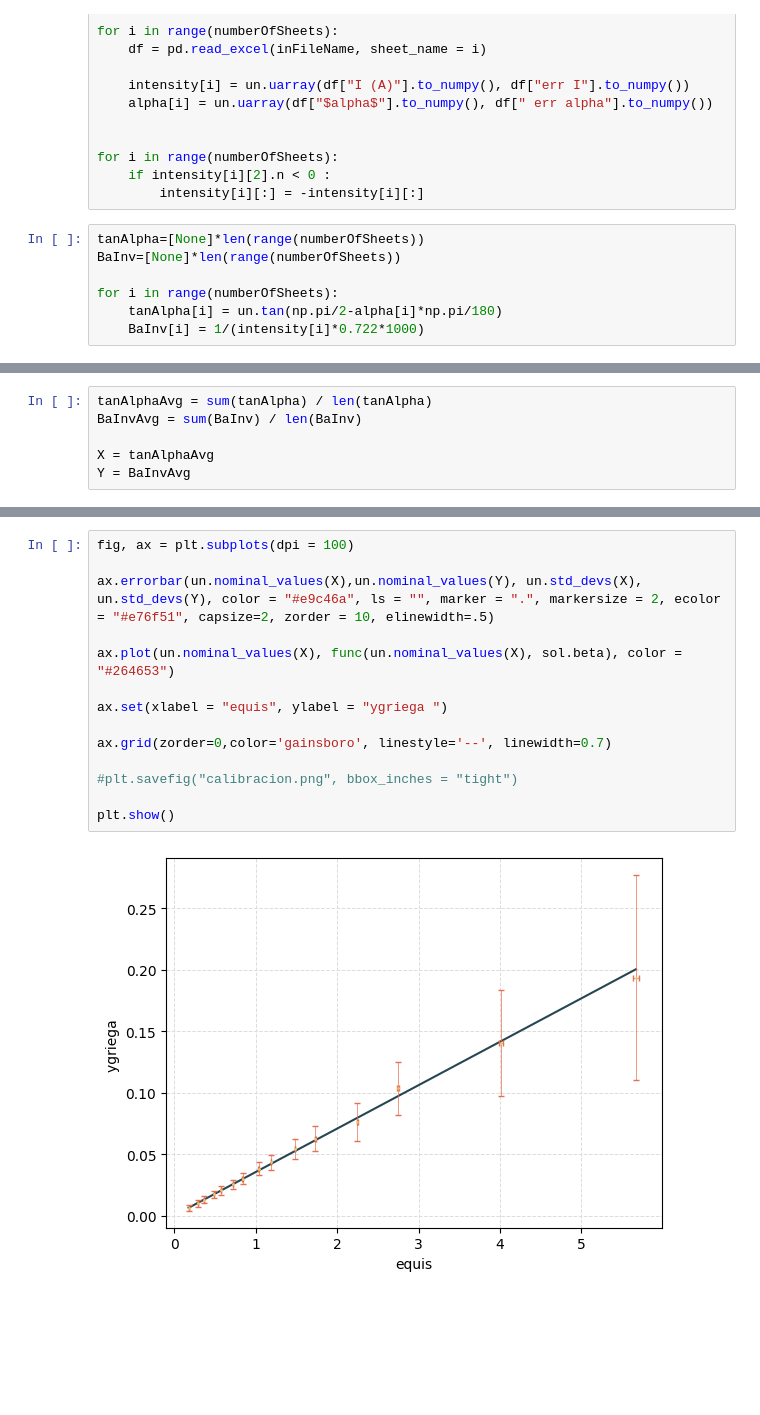
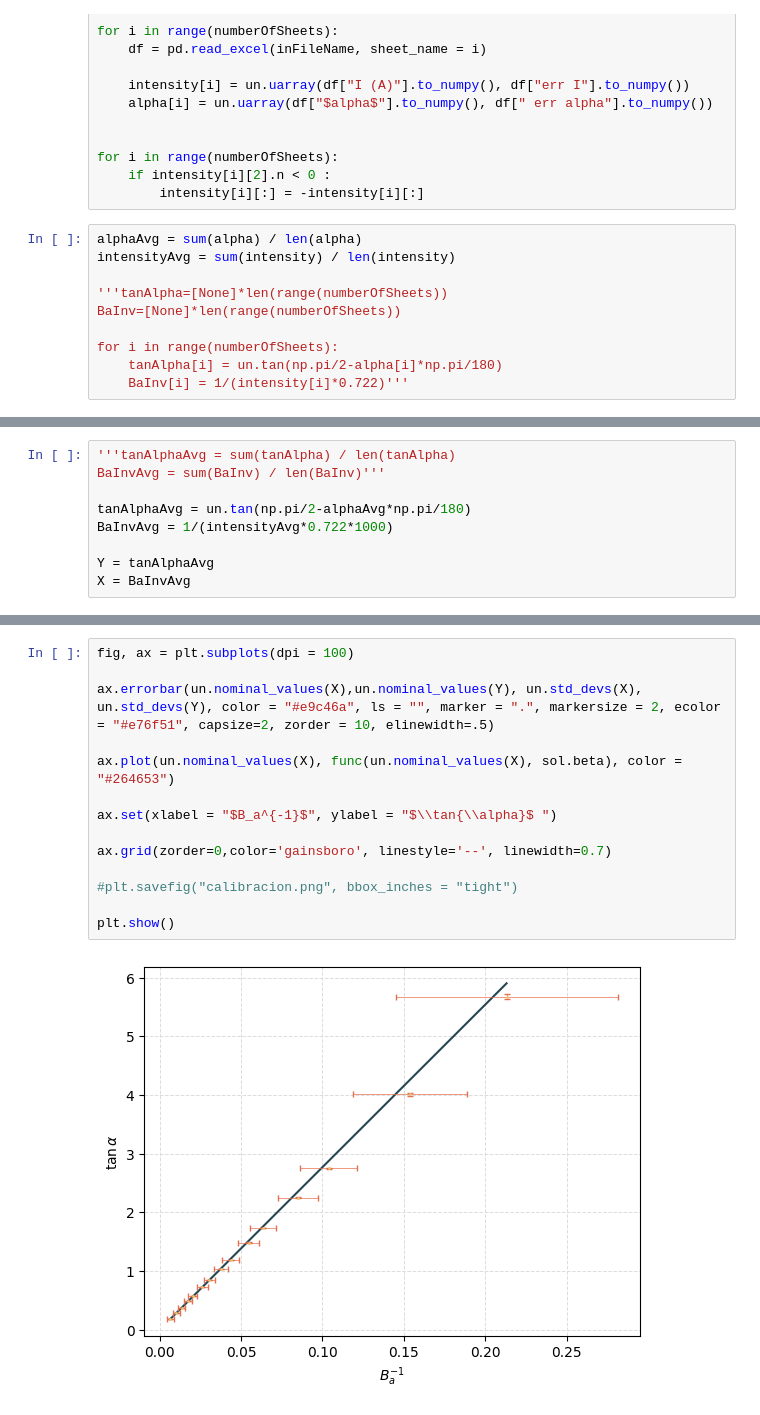
Before and after one commit to Alaviii/PythonPlotting, a Jupyter notebook: Electromagnetismo/practica5magnetierra/parte1.ipynb, the cells around one changed output, grey strips where cells are left out. Drawn from its saved outputs; the diff is of its cells as text; blank space fills up the shorter version.

```diff
--- a/Electromagnetismo/practica5magnetierra/parte1.ipynb
+++ b/Electromagnetismo/practica5magnetierra/parte1.ipynb
@@ -31,9 +31,12 @@ for i in range(numberOfSheets):
     if intensity[i][2].n < 0 :
         intensity[i][:] = -intensity[i][:]
 # %%
-tanAlpha=[None]*len(range(numberOfSheets))
+alphaAvg = sum(alpha) / len(alpha)
+intensityAvg = sum(intensity) / len(intensity)
+
+'''tanAlpha=[None]*len(range(numberOfSheets))
 BaInv=[None]*len(range(numberOfSheets))
 
 for i in range(numberOfSheets):
     tanAlpha[i] = un.tan(np.pi/2-alpha[i]*np.pi/180)
-    BaInv[i] = 1/(intensity[i]*0.722*1000)
+    BaInv[i] = 1/(intensity[i]*0.722)'''
@@ -40,9 +45,12 @@ for i in range(numberOfSheets):
 # %%
-tanAlphaAvg = sum(tanAlpha) / len(tanAlpha)
-BaInvAvg = sum(BaInv) / len(BaInv)
+'''tanAlphaAvg = sum(tanAlpha) / len(tanAlpha)
+BaInvAvg = sum(BaInv) / len(BaInv)'''
 
-X = tanAlphaAvg
-Y = BaInvAvg
+tanAlphaAvg = un.tan(np.pi/2-alphaAvg*np.pi/180)
+BaInvAvg = 1/(intensityAvg*0.722*1000)
+
+Y = tanAlphaAvg
+X = BaInvAvg
 # %%
 #=============================== Blocón de ODR_FIT ===============================
 
@@ -77,19 +89,19 @@ R² = 0.9977628582565041
 # %%
 fig, ax = plt.subplots(dpi = 100)
 
 ax.errorbar(un.nominal_values(X),un.nominal_values(Y), un.std_devs(X), un.std_devs(Y), color = "#e9c46a", ls = "", marker = ".", markersize = 2, ecolor = "#e76f51", capsize=2, zorder = 10, elinewidth=.5)
 
 ax.plot(un.nominal_values(X), func(un.nominal_values(X), sol.beta), color = "#264653")
 
-ax.set(xlabel = "equis", ylabel = "ygriega ")
+ax.set(xlabel = "$B_a^{-1}$", ylabel = "$\\tan{\\alpha}$ ")
 
 ax.grid(zorder=0,color='gainsboro', linestyle='--', linewidth=0.7)
 
 #plt.savefig("calibracion.png", bbox_inches = "tight")
 
 plt.show()
 # %% [output]
-[figure, old version]
+[figure, new version]
 # %%
 tanAlpha=[None]*len(range(numberOfSheets))
 BaInv=[None]*len(range(numberOfSheets))
```
Also changed, not shown: parts of 6 cells of this notebook, 4 other files.
